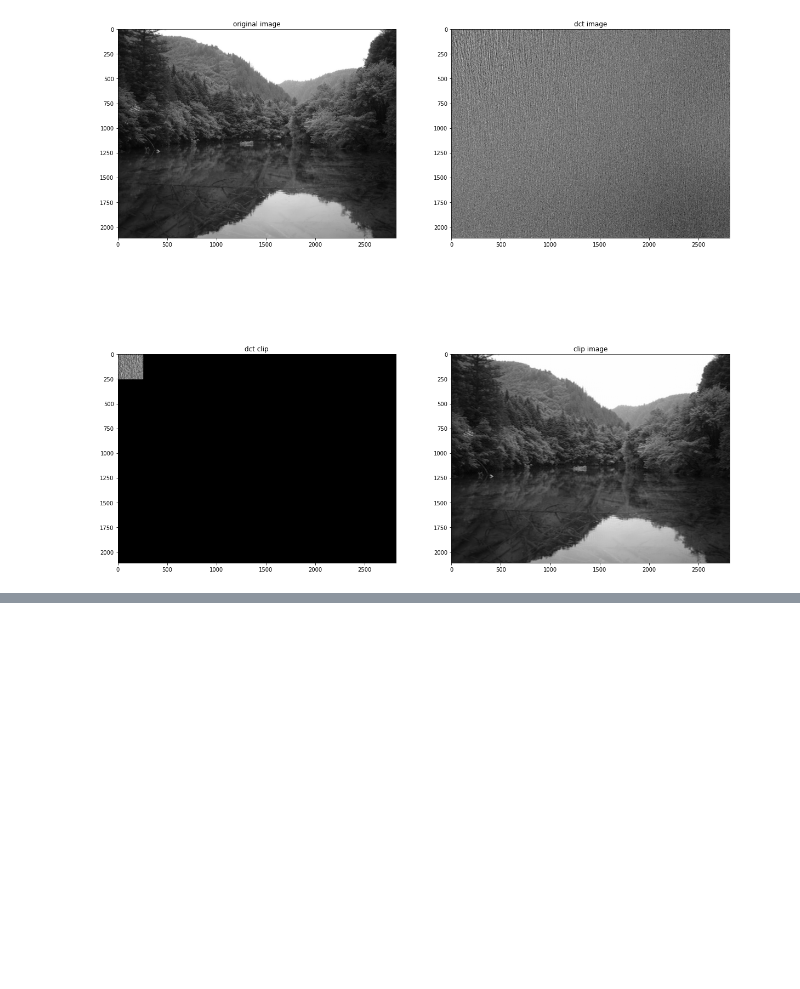
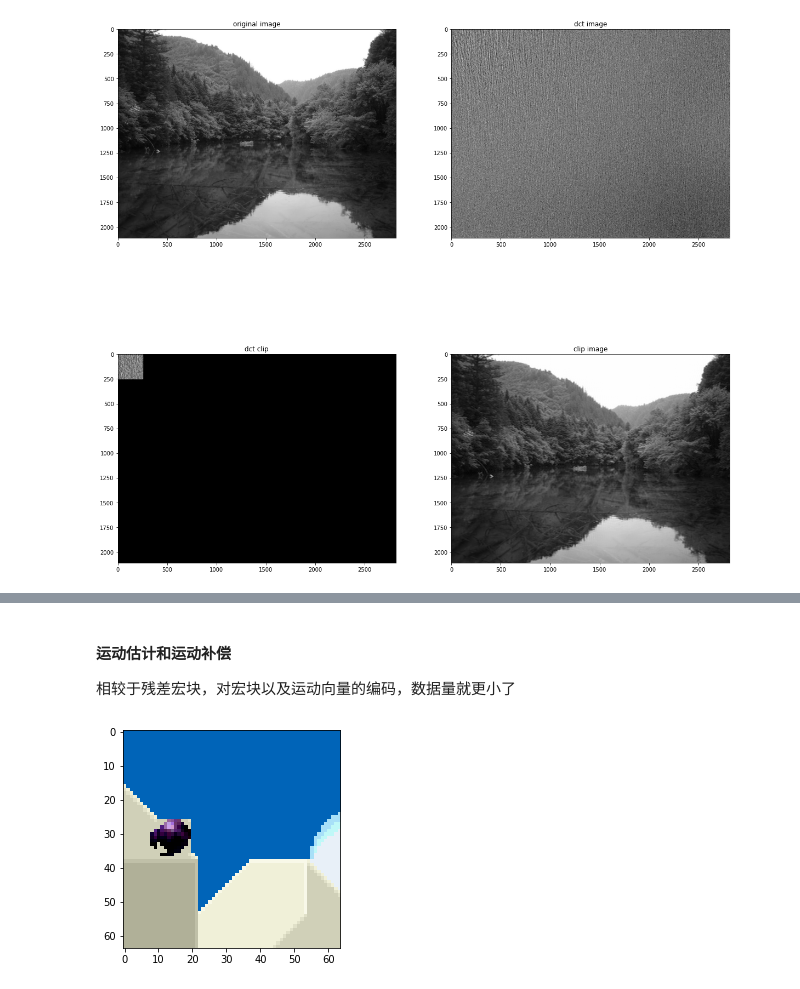
Before and after one commit to lljyangfan/video-encode, a Jupyter notebook: h264.ipynb, the cells around one changed output, grey strips where cells are left out. Saved outputs shown, nothing was run; the diff lists cells and outputs as text; code cells hidden in the pictures; blank space fills up the shorter version.

```diff
--- a/h264.ipynb
+++ b/h264.ipynb
@@ -103,0 +251,16 @@ Clipping input data to the valid range for imshow with RGB data ([0..1] for floa
+# %% [markdown]
+#### 运动估计和运动补偿
+相较于残差宏块，对宏块以及运动向量的编码，数据量就更小了
+# %%
+x = 26
+y = 10
+block_size = 10
+ball = frame_0[27:37, 1:11]
+
+plt.imshow(ball, interpolation='nearest')
+predicted_frame = np.array(frame_1)
+predicted_frame[x:(x+block_size),y:(y+block_size),] = ball
+plt.imshow(predicted_frame,interpolation='nearest')
+plt.show()
+# %% [output]
+[figure, added]
```
Also changed, not shown: parts of 14 cells of this notebook, 25 other files.
